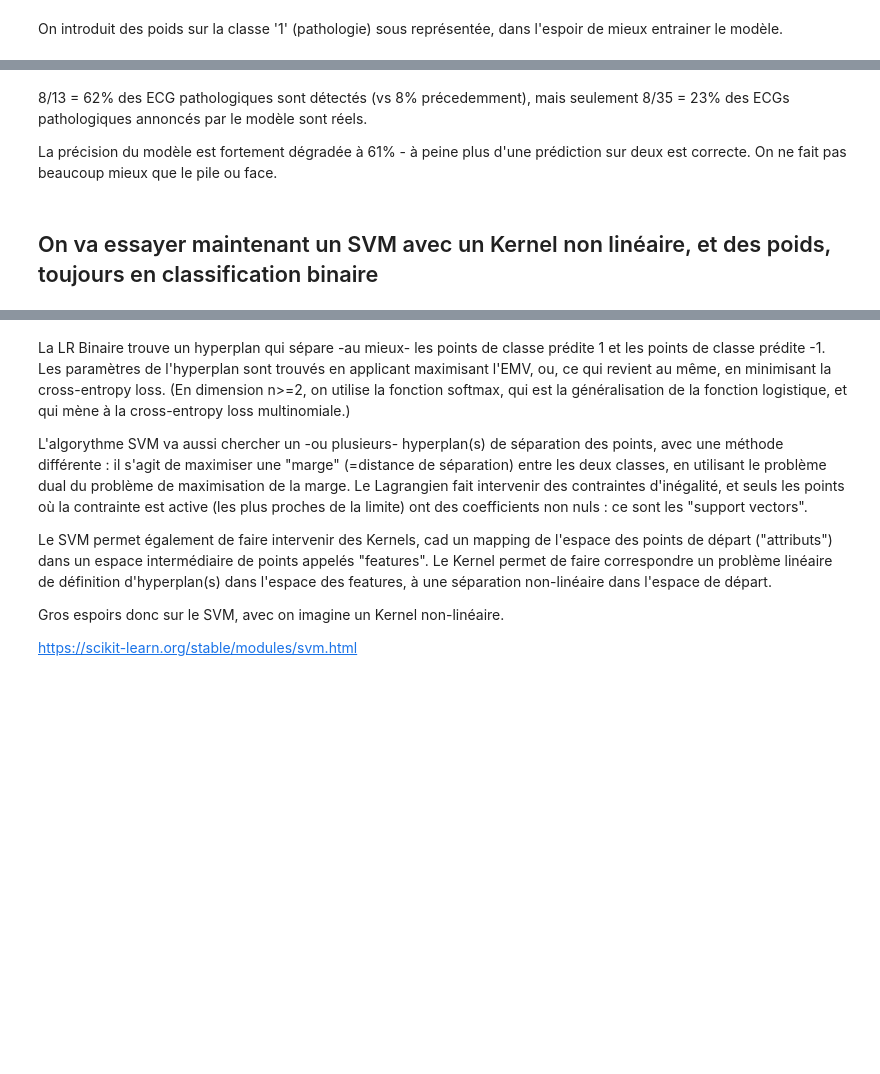
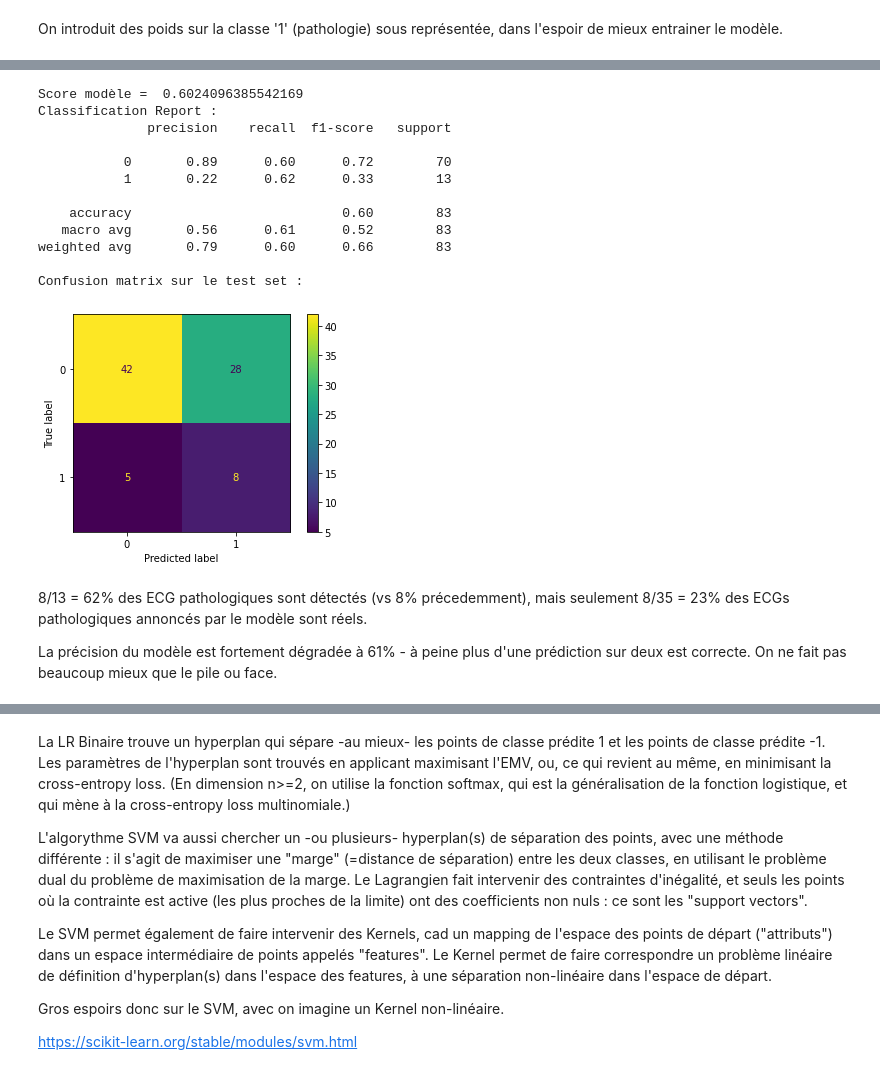
Before and after one commit to BenjaminDeporte/Projet_ECG_LogisticRegression, a Jupyter notebook: Projet_RL_ECG.ipynb, the cells around one changed output, grey strips where cells are left out. Drawn from its saved outputs; the diff is of its cells as text; code cells hidden in the pictures; blank space fills up the shorter version.

```diff
--- a/Projet_RL_ECG.ipynb
+++ b/Projet_RL_ECG.ipynb
@@ -238,0 +245,15 @@ modele = Pipeline(estimators)
+# %%
+def eval_1 (modele, X_train, y_train, X_test, y_test):
+    # fit le modèle,
+    # prédit sur le test set
+    # calcule le score sur le test set
+    # printe le rapport et la confusion matrix
+    modele.fit(X_train, y_train)
+    y_pred = modele.predict(X_test)
+    score = modele.score(X_test,y_test)
+    print("Score modèle = ", score)
+    print("Classification Report :")
+    print(classification_report(y_test, y_pred))
+    print("Confusion matrix sur le test set :")
+    sklearn.metrics.plot_confusion_matrix(modele, X_test, y_test)
+    plt.show()
@@ -356,6 +395,20 @@ plt.show()
+# %%
+eval_1(lr_w, X_train, y_train, X_test, y_test)
+# %% [output]
+Score modèle =  0.6024096385542169
+Classification Report :
+              precision    recall  f1-score   support
+
+           0       0.89      0.60      0.72        70
+           1       0.22      0.62      0.33        13
+
+    accuracy                           0.60        83
+   macro avg       0.56      0.61      0.52        83
+weighted avg       0.79      0.60      0.66        83
+
+Confusion matrix sur le test set :
+[figure, added]
 # %% [markdown]
 8/13 = 62% des ECG pathologiques sont détectés (vs 8% précedemment), mais seulement 8/35 = 23% des ECGs pathologiques annoncés par le modèle sont réels.
 
 La précision du modèle est fortement dégradée à 61% - à peine plus d'une prédiction sur deux est correcte. On ne fait pas beaucoup mieux que le pile ou face.
-# %% [markdown]
-## On va essayer maintenant un SVM avec un Kernel non linéaire, et des poids, toujours en classification binaire
```
Also changed, not shown: parts of 56 cells of this notebook.
